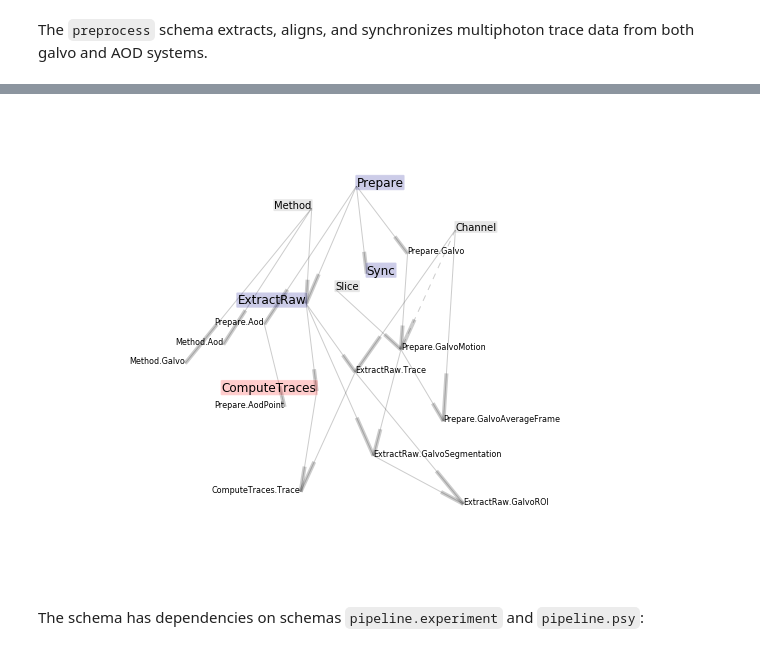
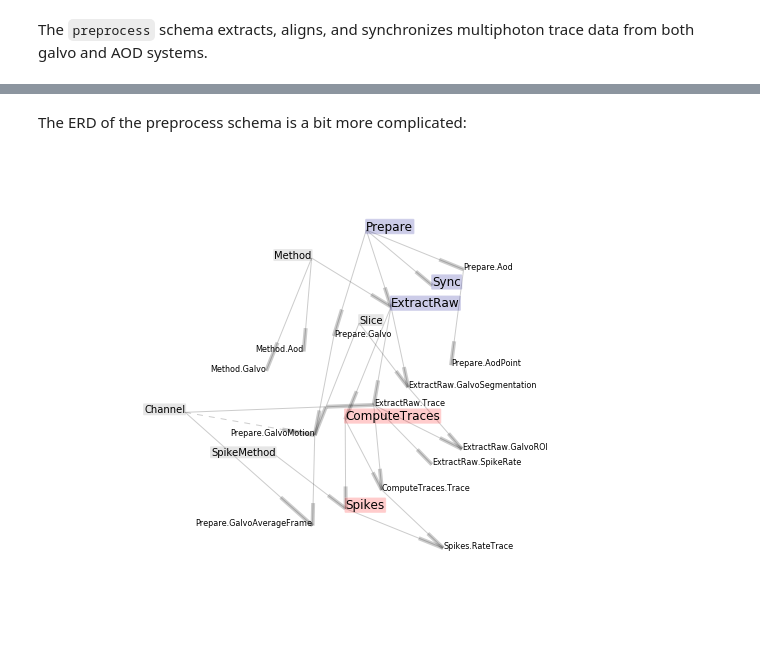
Before and after one commit to cajal/pipeline, a Jupyter notebook: python/jupyter/notebooks/pipeline_preprocess.ipynb, the cells around one changed output, grey strips where cells are left out. Saved outputs shown, nothing was run; the diff lists cells and outputs as text; code cells hidden in the pictures.

```diff
--- a/python/jupyter/notebooks/pipeline_preprocess.ipynb
+++ b/python/jupyter/notebooks/pipeline_preprocess.ipynb
@@ -22,7 +22,7 @@ DataJoint 0.2.8 (July 1, 2016)
 Loading local settings from dj_local_conf.json
-# %%
-preprocess.erd()
-# %% [output]
-[figure, removed]
-# %% [markdown]
-The schema has dependencies on schemas `pipeline.experiment` and `pipeline.psy`:
+# %% [markdown]
+The ERD of the preprocess schema is a bit more complicated:
+# %%
+dj.ERD(preprocess).draw()
+# %% [output]
+[figure, added]
```
Also changed, not shown: parts of 15 cells of this notebook, 3 other files.
